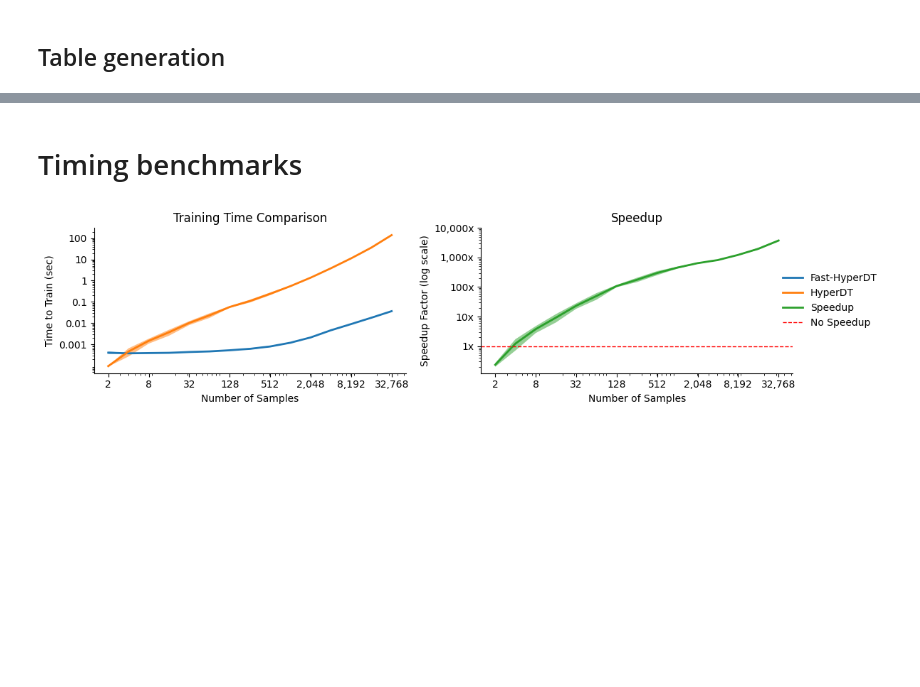
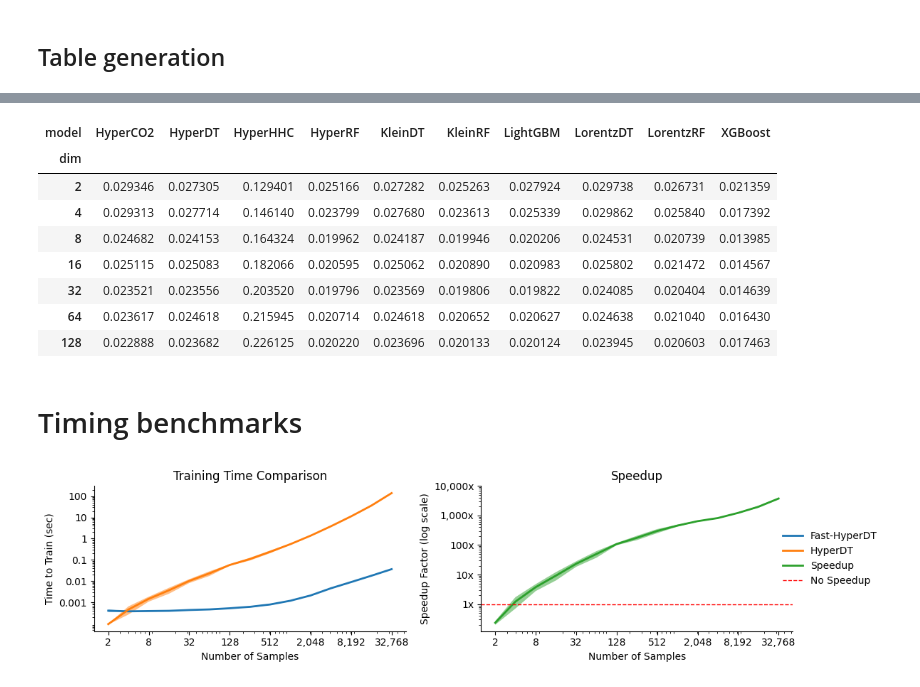
Before and after one commit to pchlenski/hyperdt, a Jupyter notebook: notebooks/faster/09_big_benchmark.ipynb, the cells around one changed output, grey strips where cells are left out. Drawn from its saved outputs; the diff is of its cells as text; code cells hidden in the pictures; blank space fills up the shorter version.

```diff
--- a/notebooks/faster/09_big_benchmark.ipynb
+++ b/notebooks/faster/09_big_benchmark.ipynb
@@ -191,3 +271,23 @@ dim &  &  &  &  &  &  &  &  &  \\
 64 & {\cellcolor[HTML]{F1FAEE}} \color[HTML]{000000} 25.73 & {\cellcolor[HTML]{F0F9EC}} \color[HTML]{000000} 25.86 & {\cellcolor[HTML]{EFF9EC}} \color[HTML]{000000} 25.88 & {\cellcolor[HTML]{F7FCF5}}  ...
 128 & {\cellcolor[HTML]{F7FCF5}} \color[HTML]{000000} 24.66 & {\cellcolor[HTML]{EFF9EC}} \color[HTML]{000000} 25.56 & {\cellcolor[HTML]{F0F9EC}} \color[HTML]{000000} 25.55 & {\cellcolor[HTML]{F7FCF5}} ...
 \end{tabular}
+# %%
+results = pd.read_csv("regression_benchmarks_full.csv")
+
+# Pivot by model, group by seed; report mean of accuracy
+results_agg = results.groupby(["model", "dim"])["accuracy"].mean().unstack().T
+
+# Conditional formatting: higher = greener
+styled_results = results_agg.style.background_gradient(cmap="Greens_r", vmax=0.03, axis=1)
+# styled_results = results_agg.style.background_gradient(cmap="Greens", vmin=0.25, axis=1)
+styled_results
+# %% [output]
+| model | HyperCO2 | HyperDT | HyperHHC | HyperRF | KleinDT | KleinRF | LightGBM | LorentzDT | LorentzRF | XGBoost |
+| dim |  |  |  |  |  |  |  |  |  |  |
+| 2 | 0.029346 | 0.027305 | 0.129401 | 0.025166 | 0.027282 | 0.025263 | 0.027924 | 0.029738 | 0.026731 | 0.021359 |
+| 4 | 0.029313 | 0.027714 | 0.146140 | 0.023799 | 0.027680 | 0.023613 | 0.025339 | 0.029862 | 0.025840 | 0.017392 |
+| 8 | 0.024682 | 0.024153 | 0.164324 | 0.019962 | 0.024187 | 0.019946 | 0.020206 | 0.024531 | 0.020739 | 0.013985 |
+| 16 | 0.025115 | 0.025083 | 0.182066 | 0.020595 | 0.025062 | 0.020890 | 0.020983 | 0.025802 | 0.021472 | 0.014567 |
+| 32 | 0.023521 | 0.023556 | 0.203520 | 0.019796 | 0.023569 | 0.019806 | 0.019822 | 0.024085 | 0.020404 | 0.014639 |
+| 64 | 0.023617 | 0.024618 | 0.215945 | 0.020714 | 0.024618 | 0.020652 | 0.020627 | 0.024638 | 0.021040 | 0.016430 |
+| 128 | 0.022888 | 0.023682 | 0.226125 | 0.020220 | 0.023696 | 0.020133 | 0.020124 | 0.023945 | 0.020603 | 0.017463 |
```
Also changed, not shown: parts of 11 cells of this notebook, 7 other files.
